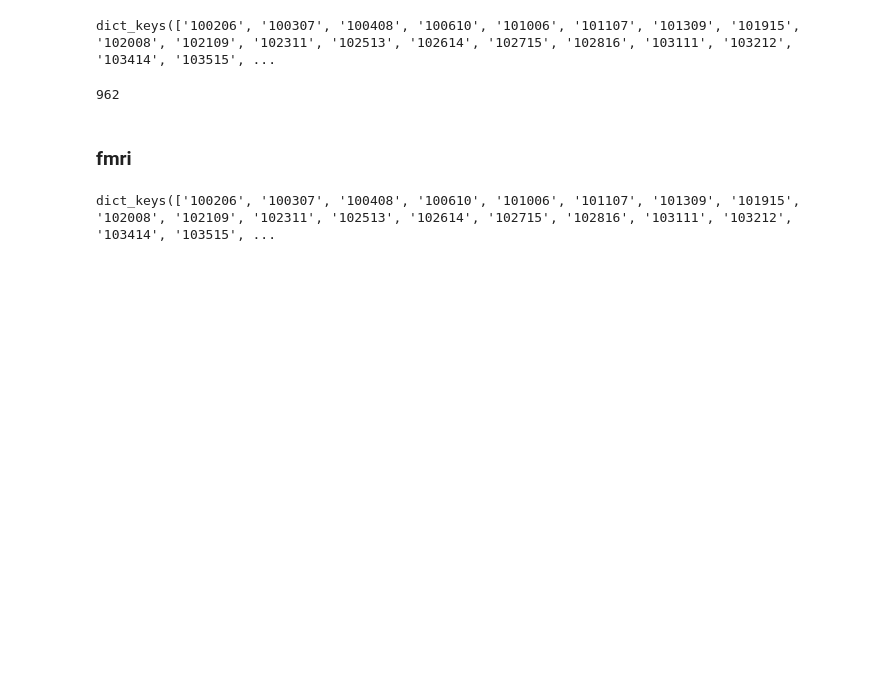
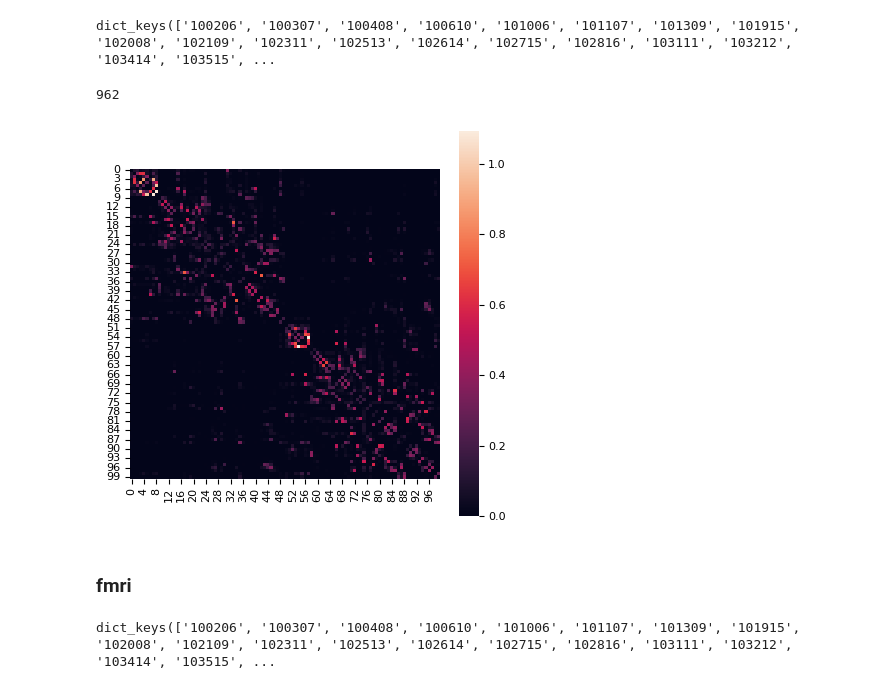
Before and after one commit to LindenParkesLab/nct_xr, a Jupyter notebook: scripts/process_hcp.ipynb, the cells around one changed output. Saved outputs shown, nothing was run; the diff lists cells and outputs as text; code cells hidden in the pictures; blank space fills up the shorter version.

```diff
--- a/scripts/process_hcp.ipynb
+++ b/scripts/process_hcp.ipynb
@@ -7,6 +7,13 @@ import scipy as sp
 import nibabel as nib
 from tqdm import tqdm
 from sklearn.linear_model import LinearRegression
+
+# import plotting libraries
+import matplotlib.pyplot as plt
+
+plt.rcParams.update({"font.size": 8})
+plt.rcParams["svg.fonttype"] = "none"
+import seaborn as sns
 # %% [markdown]
 ## Load data
 # %%
@@ -50,11 +57,19 @@ for i in np.arange(n_subs):
         voxel_counts = np.loadtxt(in_file, dtype=int)
         size_matrix = np.add.outer(voxel_counts, voxel_counts) / 2
         adj = np.divide(adj, size_matrix)
+        adj_mask = adj > 0
+        adj[adj_mask] += 1
         adj = np.log(adj, out=np.zeros_like(adj), where=(adj != 0))
 
         A[:, :, i] = adj
     except:
         subject_filter[i] = True
+# %%
+f, ax = plt.subplots(figsize=(5, 5))
+sns.heatmap(adj, ax=ax, square=True)
+plt.show()
+# %% [output]
+[figure, added]
 # %% [markdown]
 ### fmri
 # %%
```
Also changed, not shown: parts of 1 cell of this notebook.
